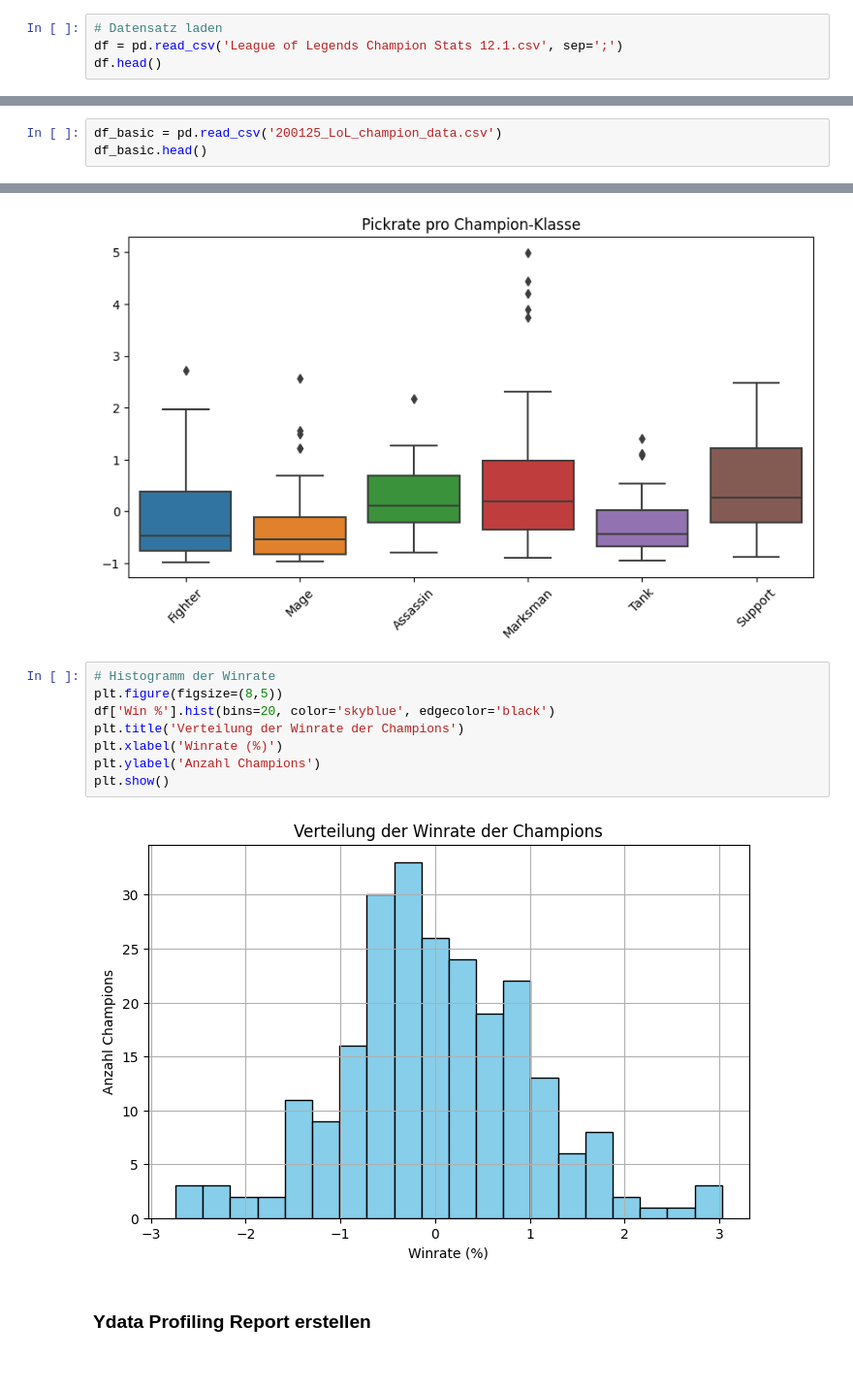
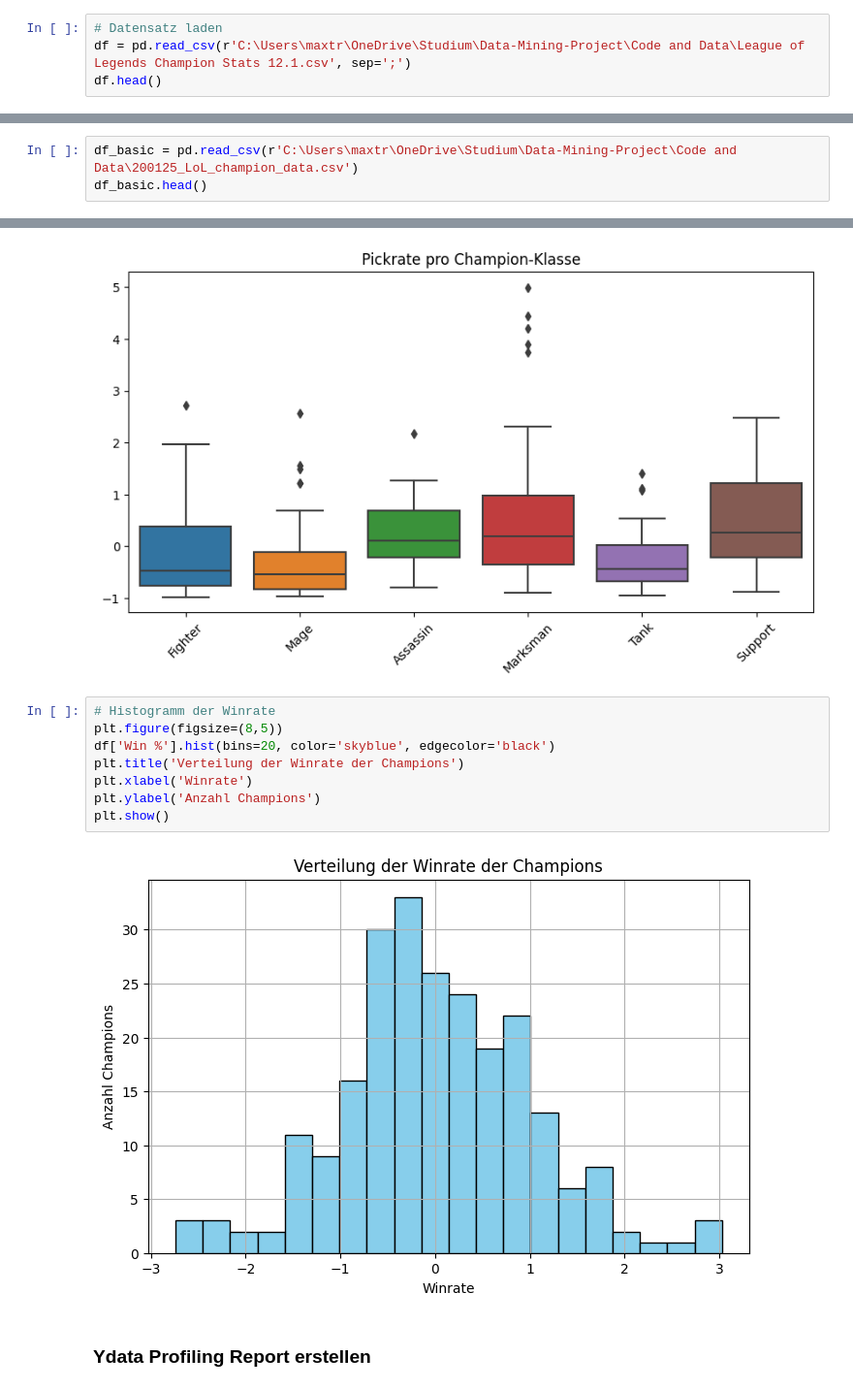
Before and after one commit to Maxtr2004/Data-Mining-Project, a Jupyter notebook: Code und Output/DataMiningProject-Notebook.ipynb, the cells around one changed output, grey strips where cells are left out. Shown at 97% size. Cells and saved outputs as stored; diff of their text form.

```diff
--- a/DataMiningProject-Notebook.ipynb
+++ b/Code und Output/DataMiningProject-Notebook.ipynb
@@ -55,7 +55,7 @@ Die Daten werden direkt aus öffentlichen Riot Games-APIs bezogen, wodurch die S
 patch-basiert aktualisiert werden.
 # %%
 # Datensatz laden
-df = pd.read_csv('League of Legends Champion Stats 12.1.csv', sep=';')
+df = pd.read_csv(r'C:\Users\maxtr\OneDrive\Studium\Data-Mining-Project\Code and Data\League of Legends Champion Stats 12.1.csv', sep=';')
 df.head()
 # %% [output]
 |  | Name | Class | Role | Tier | Score | Trend | Win % | Role % | Pick % | Ban % | KDA |
@@ -69,7 +69,7 @@ Der nächste Datensatz entstammt auch Kaggle, hat aber seinen Ursprung in dem "L
 Da dieser Veröffentlichungsdaten beinhaltet, eignet sich dieser für Zeitreihenanalysen
 Der Fokus liegt allerdings auf ersterem Datensatz, dieser dient nur als Hilfe für die Zeitreihenanalyse
 # %%
-df_basic = pd.read_csv('200125_LoL_champion_data.csv')
+df_basic = pd.read_csv(r'C:\Users\maxtr\OneDrive\Studium\Data-Mining-Project\Code and Data\200125_LoL_champion_data.csv')
 df_basic.head()
 # %% [output]
 |  | Unnamed: 0 | id | apiname | title | difficulty | herotype | alttype | resource | stats | rangetype | ... |
@@ -353,13 +353,13 @@ plt.show()
 # %%
 # Histogramm der Winrate
 plt.figure(figsize=(8,5))
 df['Win %'].hist(bins=20, color='skyblue', edgecolor='black')
 plt.title('Verteilung der Winrate der Champions')
-plt.xlabel('Winrate (%)')
+plt.xlabel('Winrate')
 plt.ylabel('Anzahl Champions')
 plt.show()
 # %% [output]
-[figure, old version]
+[figure, new version]
 # %% [markdown]
 ### Ydata Profiling Report erstellen
 # %%
```
Also changed, not shown: parts of 9 cells of this notebook, 4 other files.
